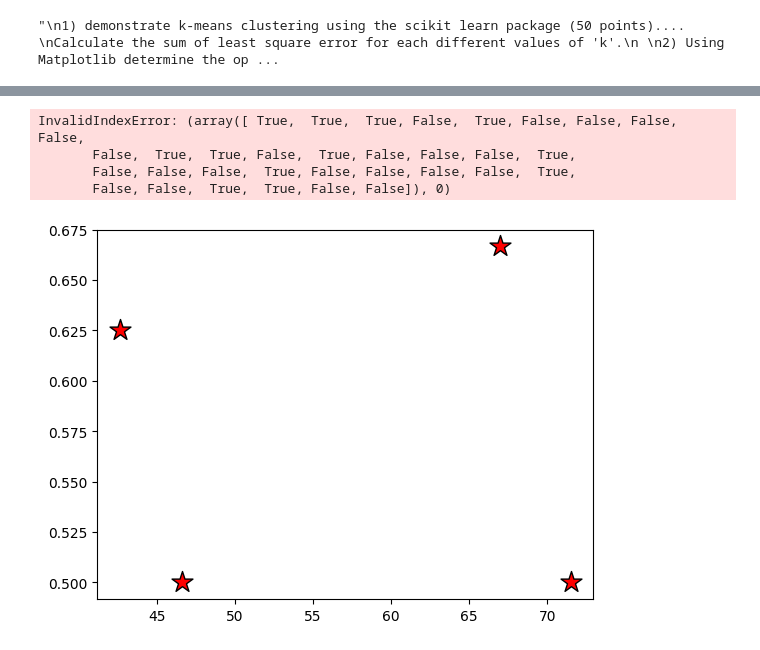
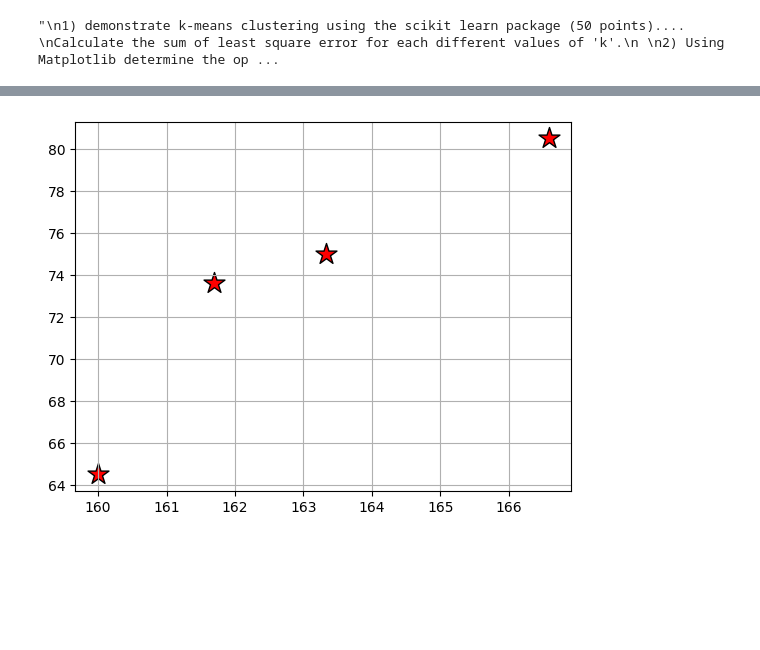
Before and after one commit to bricabrac23/Machine-Learning, a Jupyter notebook: K Means Clustering - Arrhythmia.ipynb, the cells around one changed output, grey strips where cells are left out. Drawn from its saved outputs; the diff is of its cells as text; code cells hidden in the pictures; blank space fills up the shorter version.

```diff
--- a/K Means Clustering - Arrhythmia.ipynb
+++ b/K Means Clustering - Arrhythmia.ipynb
@@ -101,33 +101,20 @@ arrhythmia_data['cluster'] = kmeans.labels_
 # %%
 #initialize kmeans with 4 clusters
 km = KMeans(
     n_clusters=4, init='random',
     n_init=10, max_iter=300,
     tol=1e-04, random_state=0
 )
 y_km = km.fit_predict(arrhythmia_data)
 
 # plot the centroids
 plt.scatter(
-    km.cluster_centers_[:, 0], km.cluster_centers_[:, 1],
+    km.cluster_centers_[:, 2], km.cluster_centers_[:, 3],
     s=250, marker='*',
     c='red', edgecolor='black',
     label='centroids'
 )
-
-plt.scatter(
-    arrhythmia_data[y_km == 0, 0], arrhythmia_data[y_km == 0, 1],
-    s=50, c='lightgreen',
-    marker='s', edgecolor='black',
-    label='cluster 1'
-)
-
-plt.legend(scatterpoints=1)
 plt.grid()
 plt.show()
 # %% [output]
-InvalidIndexError: (array([ True,  True,  True, False,  True, False, False, False, False,
-       False,  True,  True, False,  True, False, False, False,  True,
-       False, False, False,  True, False, False, False, False,  True,
-       False, False,  True,  True, False, False]), 0)
-[figure, old version]
+[figure, new version]
```
Also changed, not shown: parts of 1 cell of this notebook.
